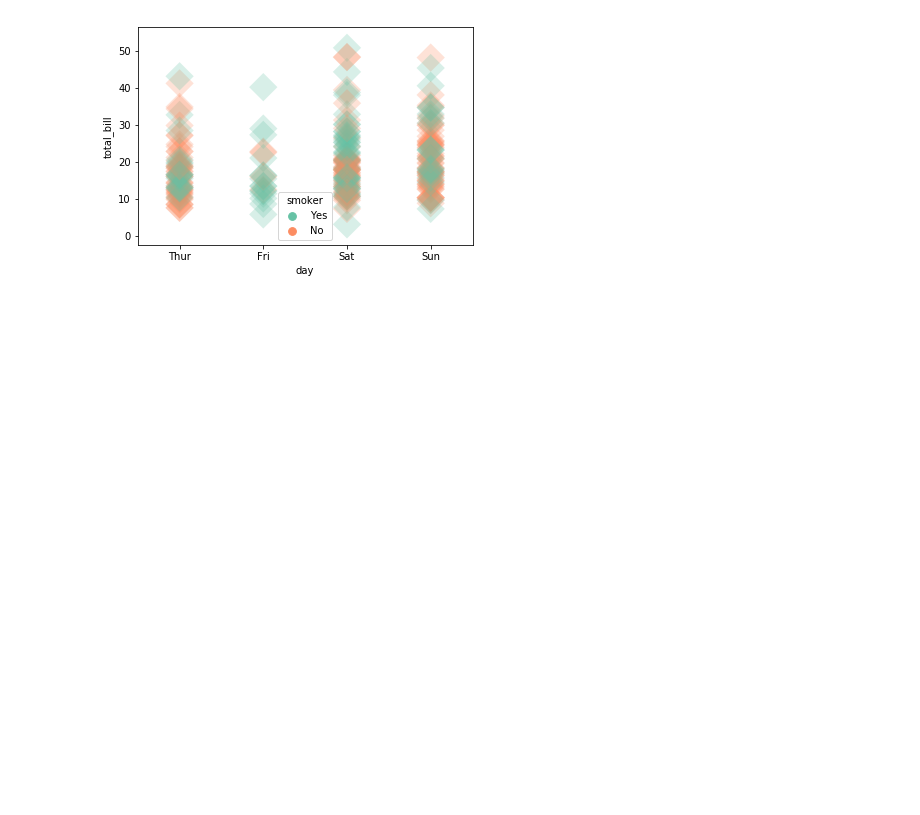
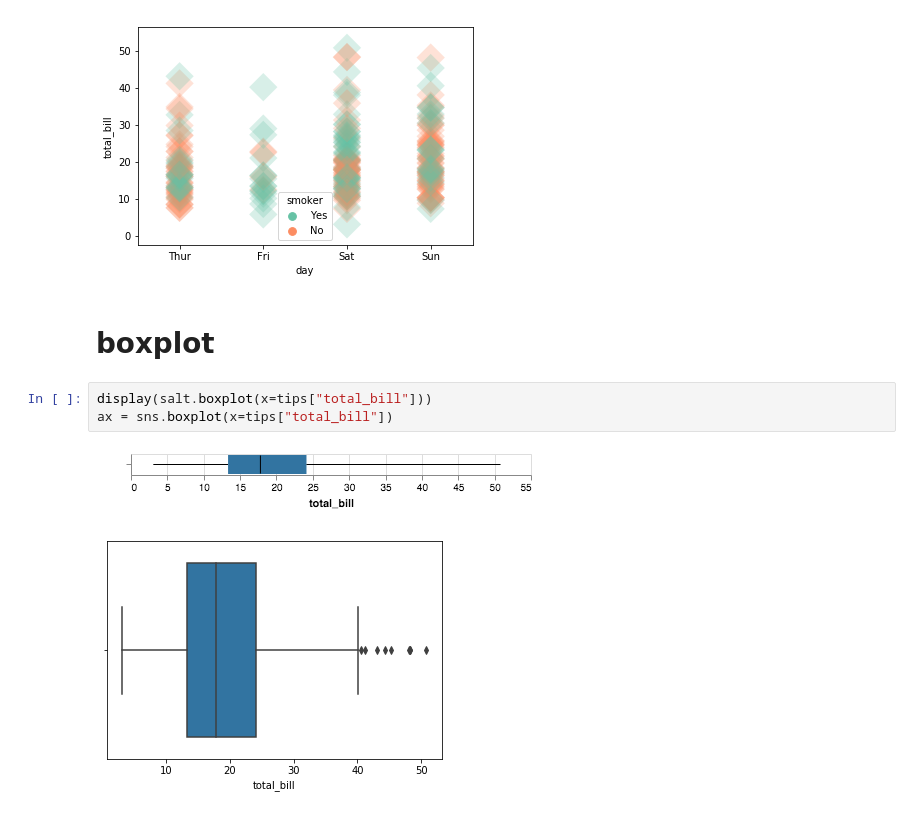
Before and after one commit to Kitware/seaborn_altair, a Jupyter notebook: notebooks/examples.ipynb, the cells around one changed output. Saved outputs shown, nothing was run; the diff lists cells and outputs as text; blank space fills up the shorter version.

Commit message:
boxplot

```diff
--- a/notebooks/examples.ipynb
+++ b/notebooks/examples.ipynb
@@ -260,3 +260,11 @@ ax = sns.stripplot("day", "total_bill", "smoker", data=tips, palette="Set2", siz
 # %% [output]
 [figure]
 [figure]
+# %% [markdown]
+# boxplot
+# %%
+display(salt.boxplot(x=tips["total_bill"]))
+ax = sns.boxplot(x=tips["total_bill"])
+# %% [output]
+[figure, added]
+[figure, added]
```
Also changed, not shown: parts of 6 cells of this notebook, 2 other files.
